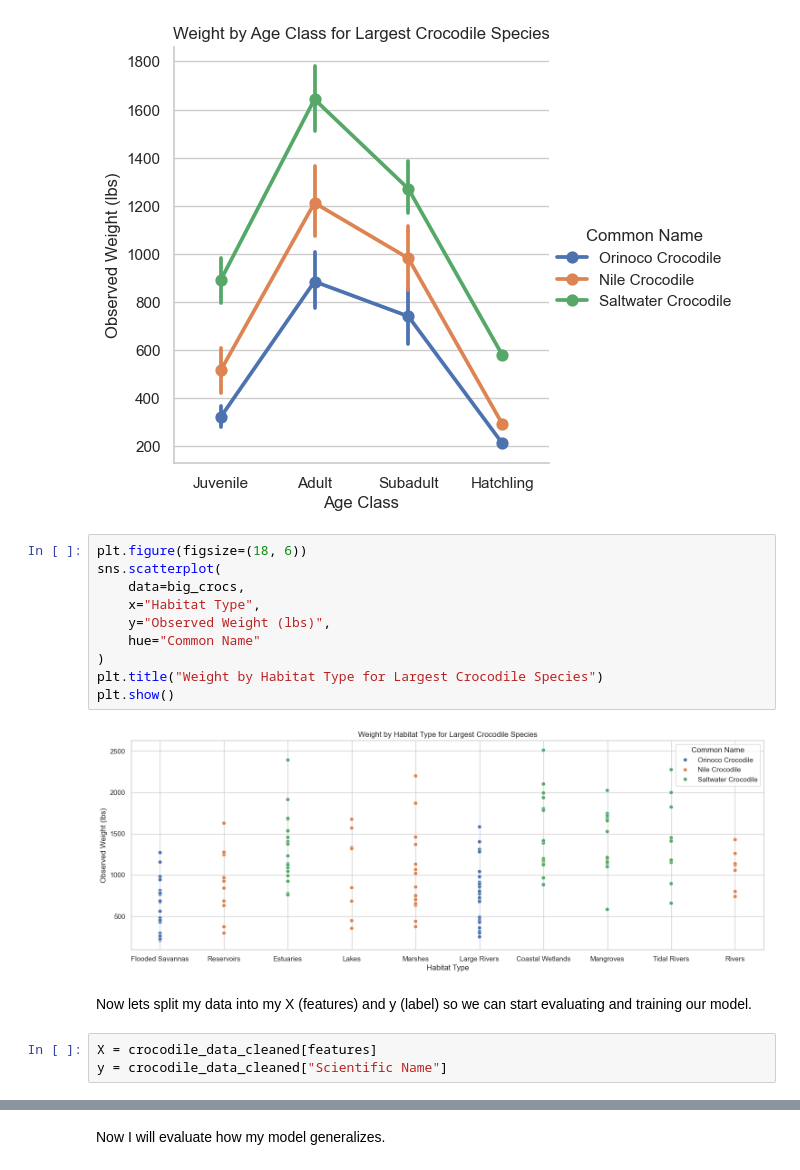
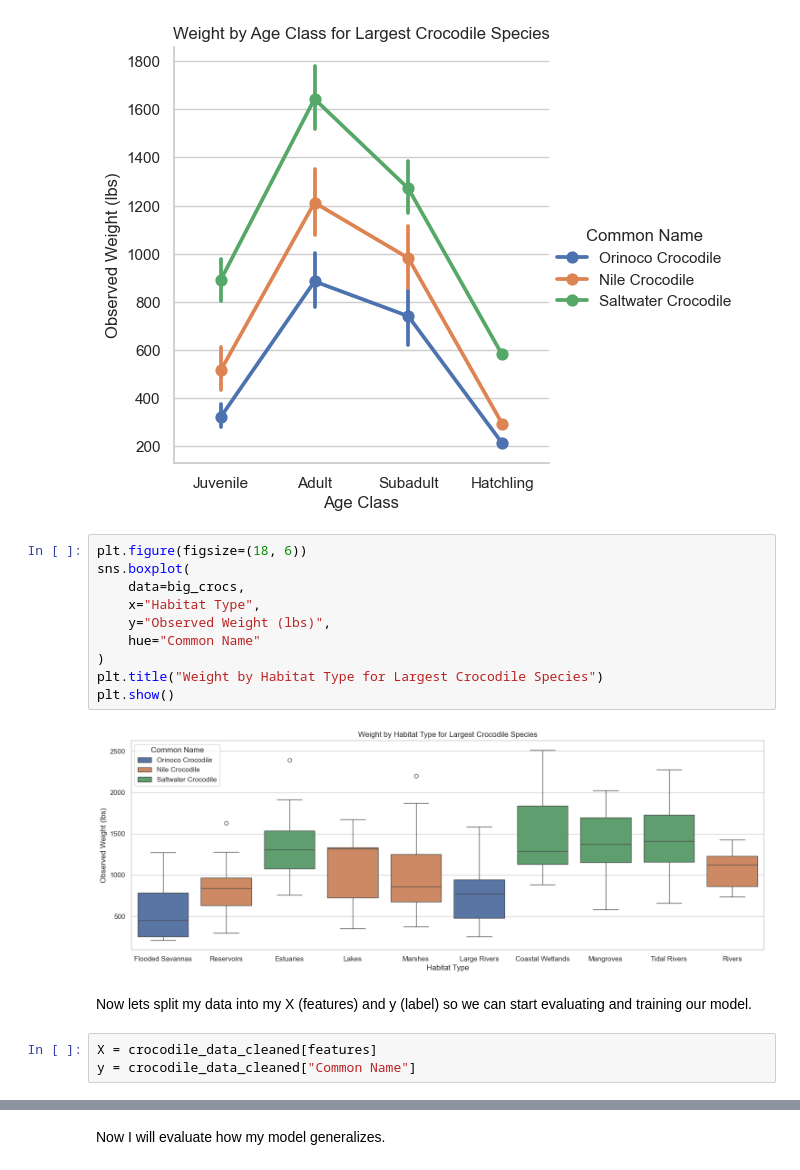
Before and after one commit to adriankUSA/portfolio, a Jupyter notebook: crocodile_classification/classifying_crocodiles.ipynb, the cells around one changed output, grey strips where cells are left out. Cells and saved outputs as stored; diff of their text form.

Commit message:
Finished Decision Tree model on crocodiles

```diff
--- a/crocodile_classification/classifying_crocodiles.ipynb
+++ b/crocodile_classification/classifying_crocodiles.ipynb
@@ -465,18 +465,18 @@ plt.show()
 [figure]
 # %%
 plt.figure(figsize=(18, 6))
-sns.scatterplot(
+sns.boxplot(
     data=big_crocs,
     x="Habitat Type",
     y="Observed Weight (lbs)",
     hue="Common Name"
 )
 plt.title("Weight by Habitat Type for Largest Crocodile Species")
 plt.show()
 # %% [output]
-[figure, old version]
+[figure, new version]
 # %% [markdown]
 Now lets split my data into my X (features) and y (label) so we can start evaluating and training our model.
 # %%
 X = crocodile_data_cleaned[features]
-y = crocodile_data_cleaned["Scientific Name"]
+y = crocodile_data_cleaned["Common Name"]
```
Also changed, not shown: parts of 21 cells of this notebook.
